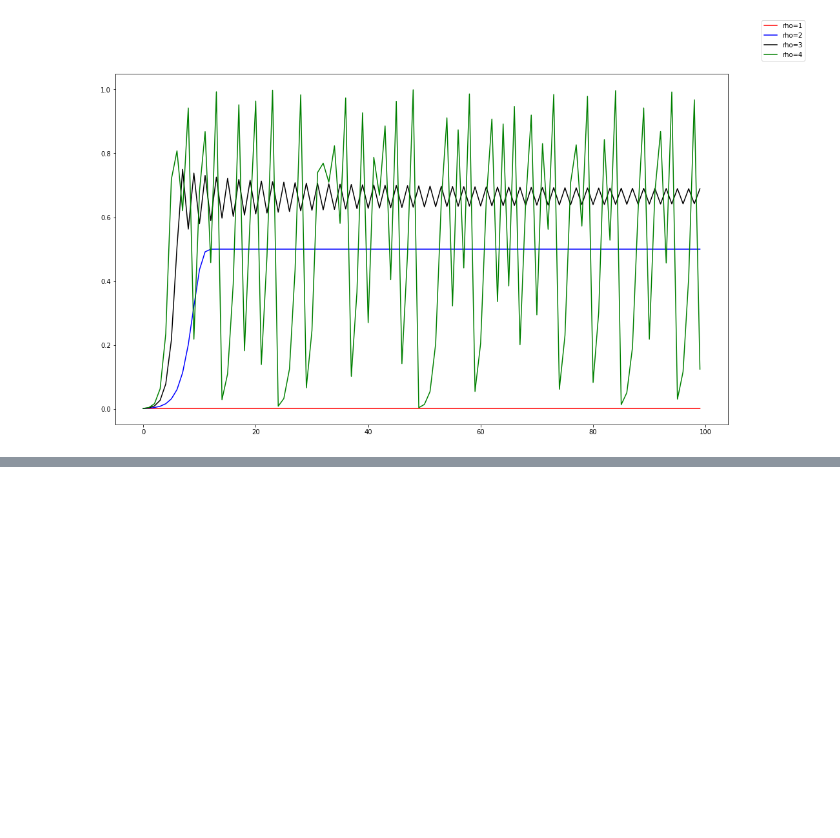
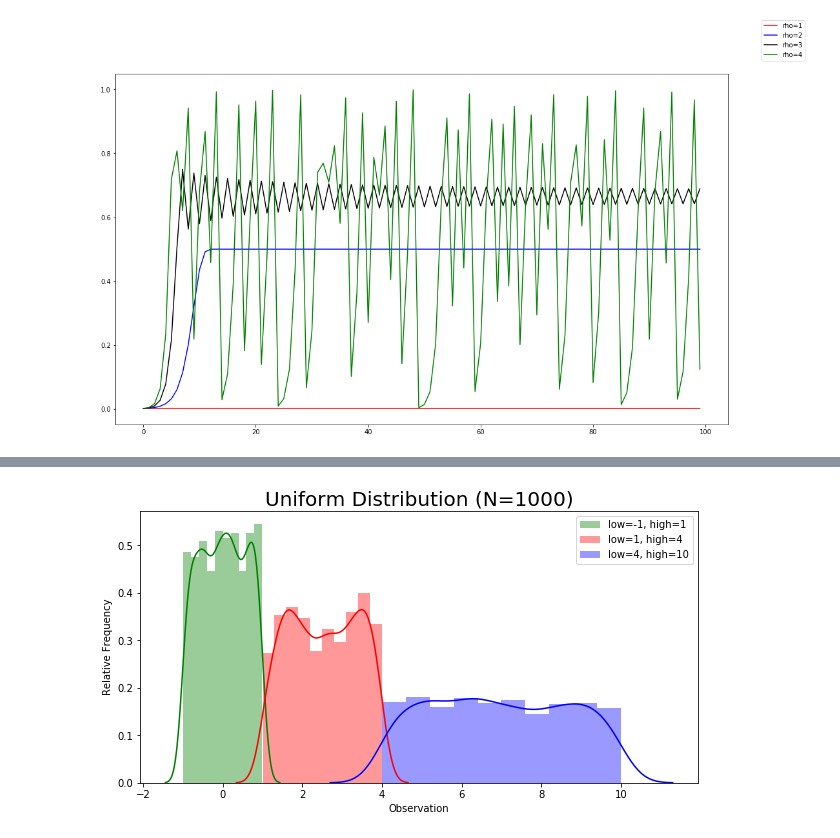
Before and after one commit to AdrianoPereira/cap239, a Jupyter notebook: homework_spectral_analysis.ipynb, the cells around one changed output, grey strips where cells are left out. Cells and saved outputs as stored; diff of their text form; code cells hidden in the pictures; blank space fills up the shorter version.

```diff
--- a/homework_spectral_analysis.ipynb
+++ b/homework_spectral_analysis.ipynb
@@ -76,0 +99,23 @@ s7 = normalize(s3+s4)
+# %%
+plt.figure(figsize=(10, 5))
+
+low, high = -1, 1
+uniform = np.random.uniform(low, high, 1000)
+sns.distplot(uniform, color='green', label='low=-1, high=1')
+
+low, high = 1, 4
+uniform = np.random.uniform(low, high, 1000)
+sns.distplot(uniform, color='red', label='low=1, high=4')
+
+low, high = 4, 10
+uniform = np.random.uniform(low, high, 1000)
+sns.distplot(uniform, color='blue', label='low=4, high=10')
+
+plt.title('Uniform Distribution (N=1000)', fontdict={'fontsize': 20})
+plt.xlabel('Observation')
+plt.ylabel('Relative Frequency')
+plt.legend(loc='best')
+plt.show()
+#Reference: https://www.researchgate.net/figure/Histogram-of-uniform-distribution-and-line-for-the-fitted-distribution_fig1_228390422
+# %% [output]
+[figure, added]
```
Also changed, not shown: parts of 15 cells of this notebook, 21 other files.
